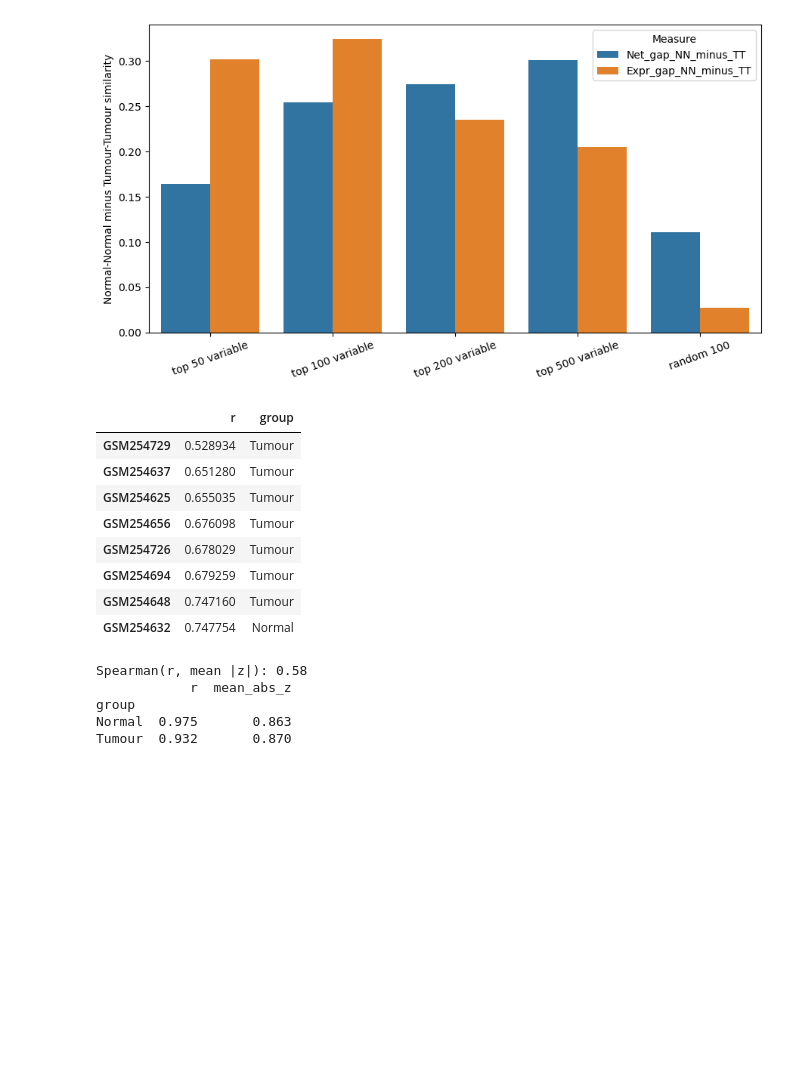
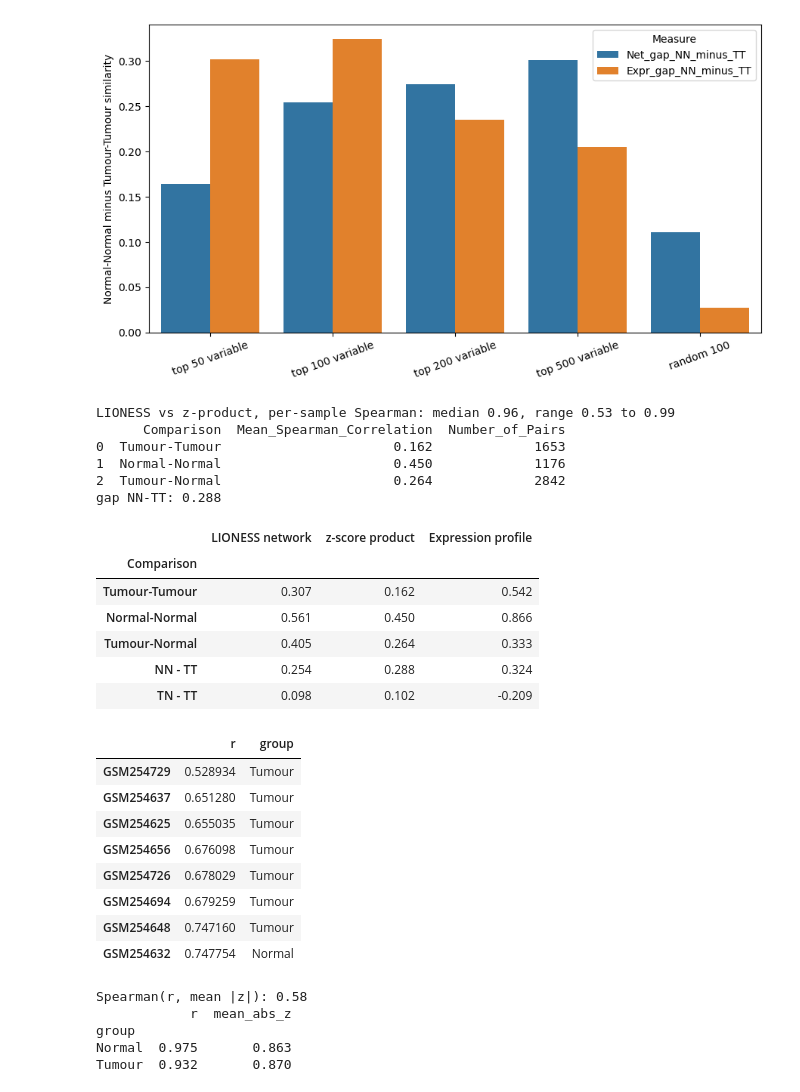
Before and after one commit to tan-mayo13/SBNM-project, a Jupyter notebook: notebooks/LIONESS_GSE10072_Analysis.ipynb, the cells around one changed output. Saved outputs shown, nothing was run; the diff lists cells and outputs as text; code cells hidden in the pictures; blank space fills up the shorter version.

```diff
--- a/notebooks/LIONESS_GSE10072_Analysis.ipynb
+++ b/notebooks/LIONESS_GSE10072_Analysis.ipynb
@@ -89,8 +90,9 @@ panda_obj = Panda(
     keep_expression_matrix=True, with_header=True, computing="cpu",
 )
 # %%
-# one network per sample (slow-ish, rerun only if you have to)
-lioness_obj = Lioness(panda_obj, computing="cpu", ncores=2,
+%%capture
+# one network per sample (takes a few seconds). ncores=1 keeps it in one process so %%capture can hide the log
+lioness_obj = Lioness(panda_obj, computing="cpu", ncores=1,
                       output="network", save_single=False)
 # %%
 # pull the LIONESS output into a dataframe and save it (gene1, gene2, 107 samples)
@@ -400,31 +382,45 @@ print(f"LIONESS vs z-product, per-sample Spearman: median {np.median(r):.2f}, "
 prod_sim = pd.DataFrame(prod, columns=network_samples).corr(method="spearman").to_numpy()
 print(summarise(prod_sim, labels).round(3))
 print("gap NN-TT:", round(group_gap(prod_sim, labels), 3))
+# %% [output]
+LIONESS vs z-product, per-sample Spearman: median 0.96, range 0.53 to 0.99
+      Comparison  Mean_Spearman_Correlation  Number_of_Pairs
+0  Tumour-Tumour                      0.162             1653
+1  Normal-Normal                      0.450             1176
+2  Tumour-Normal                      0.264             2842
+gap NN-TT: 0.288
 # %%
 # side-by-side summary of all three measures (saves a table for the README / slides)
 three = pd.DataFrame({
     "LIONESS network": comparison_df.set_index("Comparison")["Mean_Spearman_Correlation"],
     "z-score product": summarise(prod_sim, labels).set_index("Comparison")["Mean_Spearman_Correlation"],
     "Expression profile": expression_comparison.set_index("Comparison")["Mean_Spearman_Correlation"],
 }).round(3)
 three.loc["NN - TT"] = three.loc["Normal-Normal"] - three.loc["Tumour-Tumour"]
-three.loc["TN - TT"] = three.loc["Tumour-Normal"] - three.loc["Tumour-Normal"] * 0 - three.loc["Tumour-Tumour"]
+three.loc["TN - TT"] = three.loc["Tumour-Normal"] - three.loc["Tumour-Tumour"]
 three.to_csv("../results/three_way_comparison.csv")
-three
+display(three)
 
 # which samples agree least with the z-score product? (r ranges down to 0.53)
 low = pd.Series(r, index=network_samples).sort_values().head(8)
 pd.concat([low.rename("r"), conditions.loc[low.index].rename("group")], axis=1)
 # %% [output]
-|  | r | group |
-| GSM254729 | 0.528934 | Tumour |
-| GSM254637 | 0.651280 | Tumour |
-| GSM254625 | 0.655035 | Tumour |
-| GSM254656 | 0.676098 | Tumour |
-| GSM254726 | 0.678029 | Tumour |
-| GSM254694 | 0.679259 | Tumour |
-| GSM254648 | 0.747160 | Tumour |
-| GSM254632 | 0.747754 | Normal |
+|  | LIONESS network | z-score product | Expression profile |
+| Comparison |  |  |  |
+| Tumour-Tumour | 0.307 | 0.162 | 0.542 |
+| Normal-Normal | 0.561 | 0.450 | 0.866 |
+| Tumour-Normal | 0.405 | 0.264 | 0.333 |
+| NN - TT | 0.254 | 0.288 | 0.324 |
+| TN - TT | 0.098 | 0.102 | -0.209 |
+|  | r | group |
+| GSM254729 | 0.528934 | Tumour |
+| GSM254637 | 0.651280 | Tumour |
+| GSM254625 | 0.655035 | Tumour |
+| GSM254656 | 0.676098 | Tumour |
+| GSM254726 | 0.678029 | Tumour |
+| GSM254694 | 0.679259 | Tumour |
+| GSM254648 | 0.747160 | Tumour |
+| GSM254632 | 0.747754 | Normal |
 # %%
 # are low-agreement samples the more extreme ones?
 extreme = Z.abs().mean(axis=0)            # mean |z| across the 100 probes, per sample
```
Also changed, not shown: parts of 4 cells of this notebook, 1 other file.
